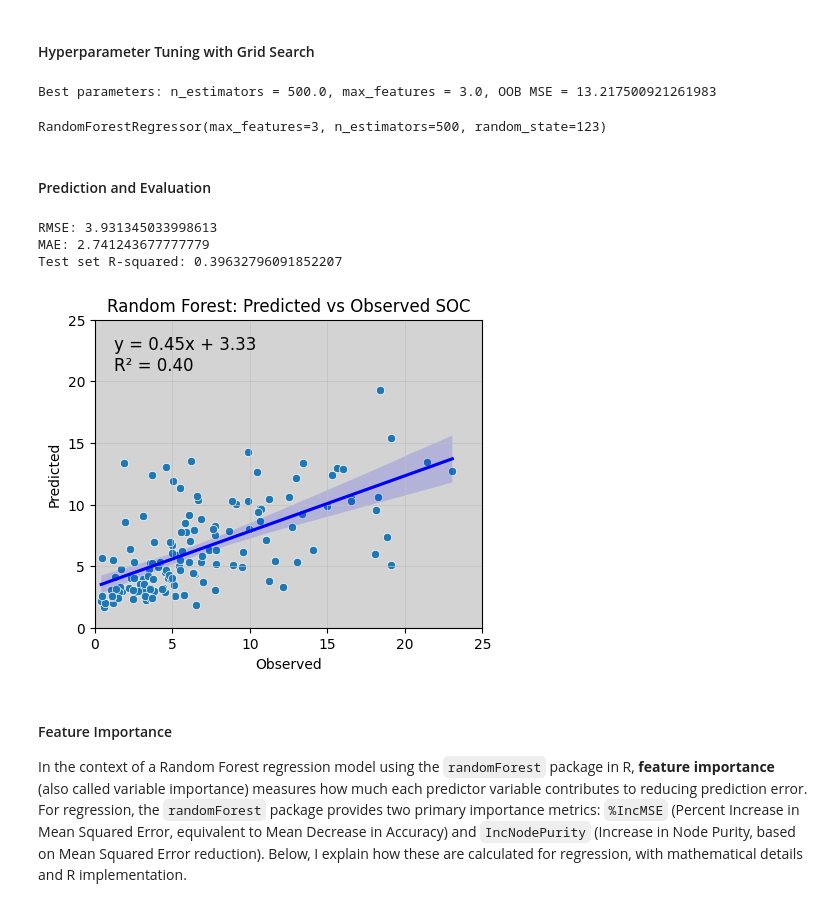
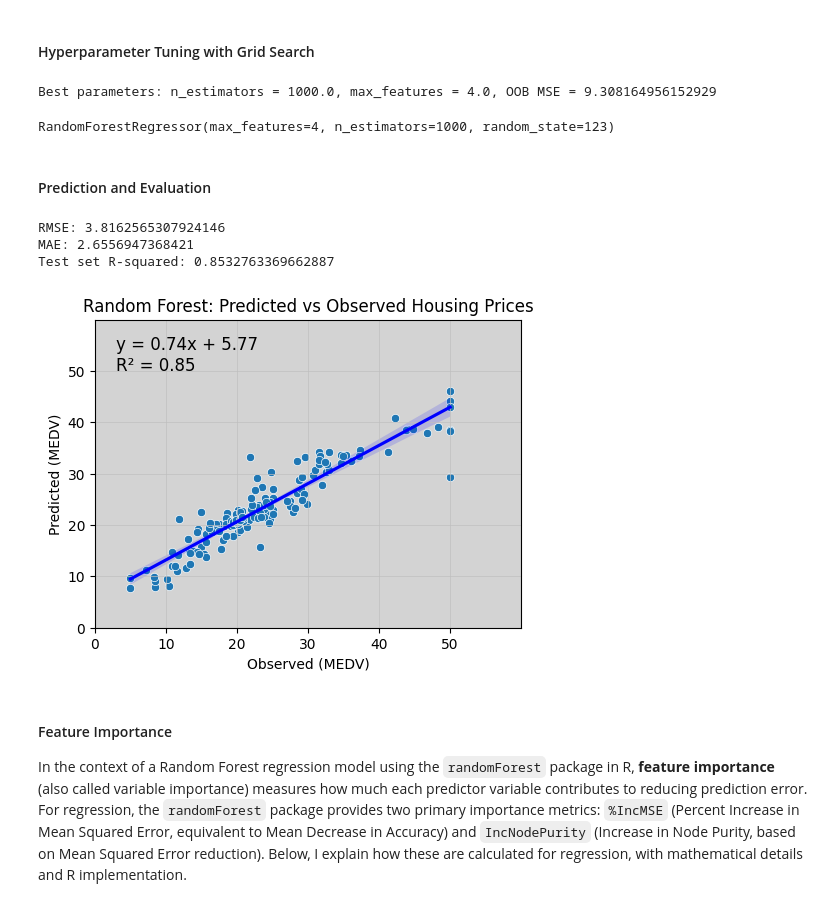
Before and after one commit to zia207/python-colab, a Jupyter notebook: NoteBook/Machine_Learning/Tree_based/03-01-02-02-tree-based-models-bagging-randomforest-python.ipynb, the cells around one changed output. Drawn from its saved outputs; the diff is of its cells as text; code cells hidden in the pictures.

```diff
--- a/NoteBook/Machine_Learning/Tree_based/03-01-02-02-tree-based-models-bagging-randomforest-python.ipynb
+++ b/NoteBook/Machine_Learning/Tree_based/03-01-02-02-tree-based-models-bagging-randomforest-python.ipynb
@@ -931,6 +1012,8 @@ RandomForestRegressor(max_features=8, min_samples_leaf=110, n_estimators=500,
 # %% [markdown]
 #### Hyperparameter Tuning with Grid Search
 # %%
+from sklearn.model_selection import ParameterGrid
+
 param_grid = {
     'n_estimators': [100, 500, 1000],
     'max_features': [1, 2, 3, 4]
@@ -952,62 +1035,68 @@ for params in ParameterGrid(param_grid):
         'max_features': params['max_features'],
         'oob_mse': oob_mse
     })
-
-results_df = pd.DataFrame(results)
-best_params = results_df.loc[results_df['oob_mse'].idxmin()]
-print(f"Best parameters: n_estimators = {best_params['n_estimators']}, "
-      f"max_features = {best_params['max_features']}, OOB MSE = {best_params['oob_mse']}")
-
-# Fit final model with best parameters
-final_rf_model = RandomForestRegressor(
-    n_estimators=int(best_params['n_estimators']),
-    max_features=int(best_params['max_features']),
-    random_state=123
-)
-final_rf_model.fit(X_train, y_train)
-# %% [output]
-Best parameters: n_estimators = 500.0, max_features = 3.0, OOB MSE = 13.217500921261983
-RandomForestRegressor(max_features=3, n_estimators=500, random_state=123)
+# %%
+results_df = pd.DataFrame(results)
+best_params = results_df.loc[results_df['oob_mse'].idxmin()]
+print(f"Best parameters: n_estimators = {best_params['n_estimators']}, "
+      f"max_features = {best_params['max_features']}, OOB MSE = {best_params['oob_mse']}")
+# %% [output]
+Best parameters: n_estimators = 1000.0, max_features = 4.0, OOB MSE = 9.308164956152929
+# %%
+# Fit final model with best parameters
+final_rf_model = RandomForestRegressor(
+    n_estimators=int(best_params['n_estimators']),
+    max_features=int(best_params['max_features']),
+    random_state=123
+)
+final_rf_model.fit(X_train, y_train)
+# %% [output]
+RandomForestRegressor(max_features=4, n_estimators=1000, random_state=123)
 # %% [markdown]
 #### Prediction and Evaluation
 # %%
+from sklearn.metrics import mean_squared_error, mean_absolute_error, r2_score
+
 # Predict on test set
-test['SOC_pred_rf'] = final_rf_model.predict(X_test)
+test['MEDV_pred'] = final_rf_model.predict(X_test)
 
 # Calculate RMSE and MAE
-rmse = np.sqrt(mean_squared_error(test['SOC'], test['SOC_pred_rf']))
-mae = mean_absolute_error(test['SOC'], test['SOC_pred_rf'])
-r2 = r2_score(test['SOC'], test['SOC_pred_rf'])
+rmse = np.sqrt(mean_squared_error(test['MEDV'], test['MEDV_pred']))
+mae = mean_absolute_error(test['MEDV'], test['MEDV_pred'])
+r2 = r2_score(test['MEDV'], test['MEDV_pred'])
 print(f'RMSE: {rmse}')
 print(f'MAE: {mae}')
 print(f"Test set R-squared: {r2}")
 # %% [output]
-RMSE: 3.931345033998613
-MAE: 2.741243677777779
-Test set R-squared: 0.39632796091852207
+RMSE: 3.8162565307924146
+MAE: 2.6556947368421
+Test set R-squared: 0.8532763369662887
 # %%
-plt.figure(figsize=(5, 4))
-sns.scatterplot(x='SOC', y='SOC_pred_rf', data=test)
-sns.regplot(x='SOC', y='SOC_pred_rf', data=test, scatter=False, color='blue')
+import seaborn as sns
+
+# Create scatter plot with regression line
+plt.figure(figsize=(5.5, 4))
+sns.scatterplot(x='MEDV', y='MEDV_pred', data=test)
+sns.regplot(x='MEDV', y='MEDV_pred', data=test, scatter=False, color='blue')
 
 # Add regression equation and R²
-slope, intercept = np.polyfit(test['SOC'], test['SOC_pred_rf'], 1)
-r2 = r2_score(test['SOC'], test['SOC_pred_rf'])
+slope, intercept = np.polyfit(test['MEDV'], test['MEDV_pred'], 1)
+r2 = r2_score(test['MEDV'], test['MEDV_pred'])
 eq = f'y = {slope:.2f}x + {intercept:.2f}\nR² = {r2:.2f}'
 plt.text(0.05, 0.95, eq, transform=plt.gca().transAxes, fontsize=12, verticalalignment='top')
 
-plt.title('Random Forest: Predicted vs Observed SOC')
-plt.xlabel('Observed')
-plt.ylabel('Predicted')
-plt.xlim(0, 25)
-plt.ylim(0, 25)
-plt.xticks(np.arange(0, 26, 5))
-plt.yticks(np.arange(0, 26, 5))
+plt.title('Random Forest: Predicted vs Observed Housing Prices')
+plt.xlabel('Observed (MEDV)')
+plt.ylabel('Predicted (MEDV)')
+plt.xlim(0, 60)
+plt.ylim(0, 60)
+plt.xticks(np.arange(0, 60, 10))
+plt.yticks(np.arange(0, 60, 10))
 plt.gca().set_facecolor('lightgray')
 plt.grid(color='0.75', linestyle='-', linewidth=0.5)
 plt.show()
 # %% [output]
-[figure, old version]
+[figure, new version]
 # %% [markdown]
 #### Feature Importance
 
```
Also changed, not shown: parts of 29 cells of this notebook.
